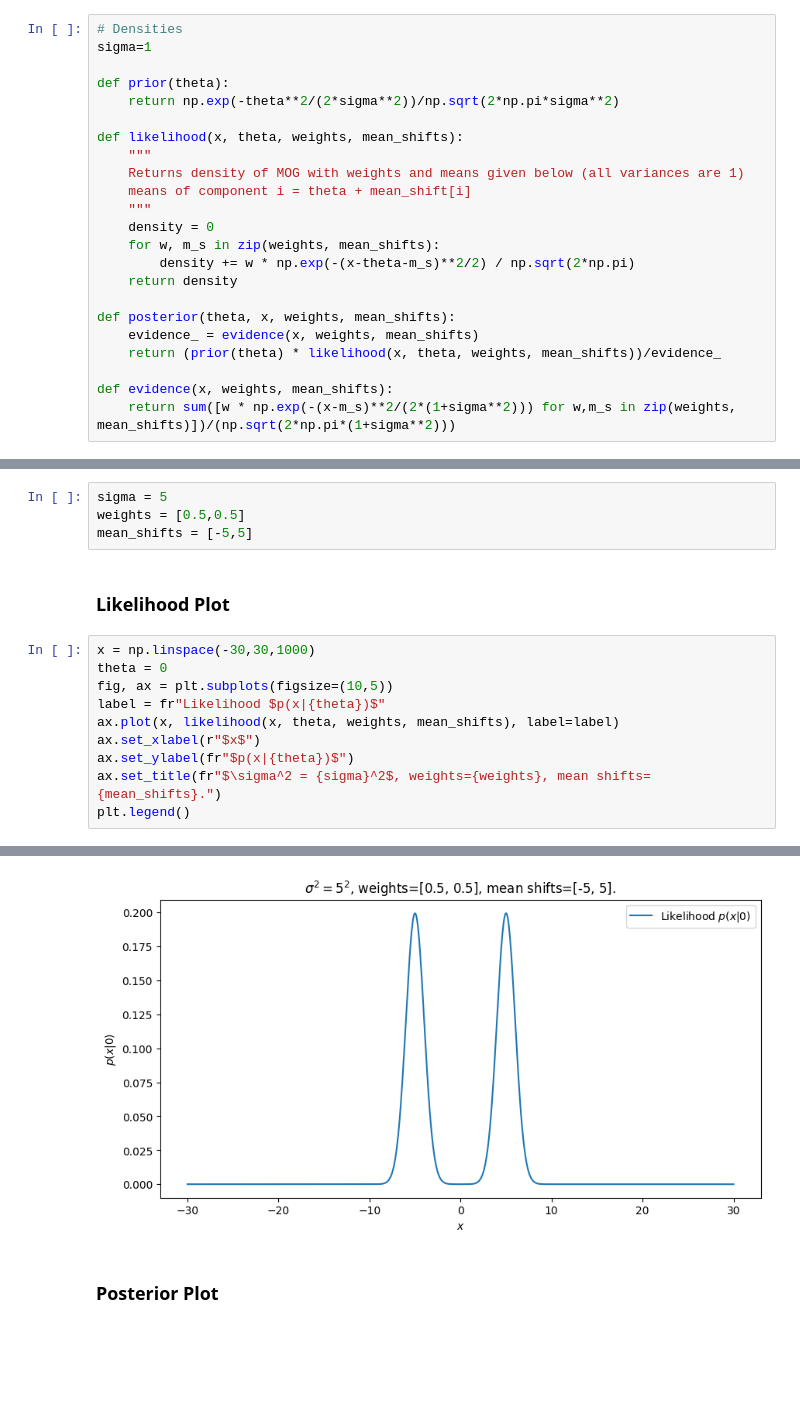
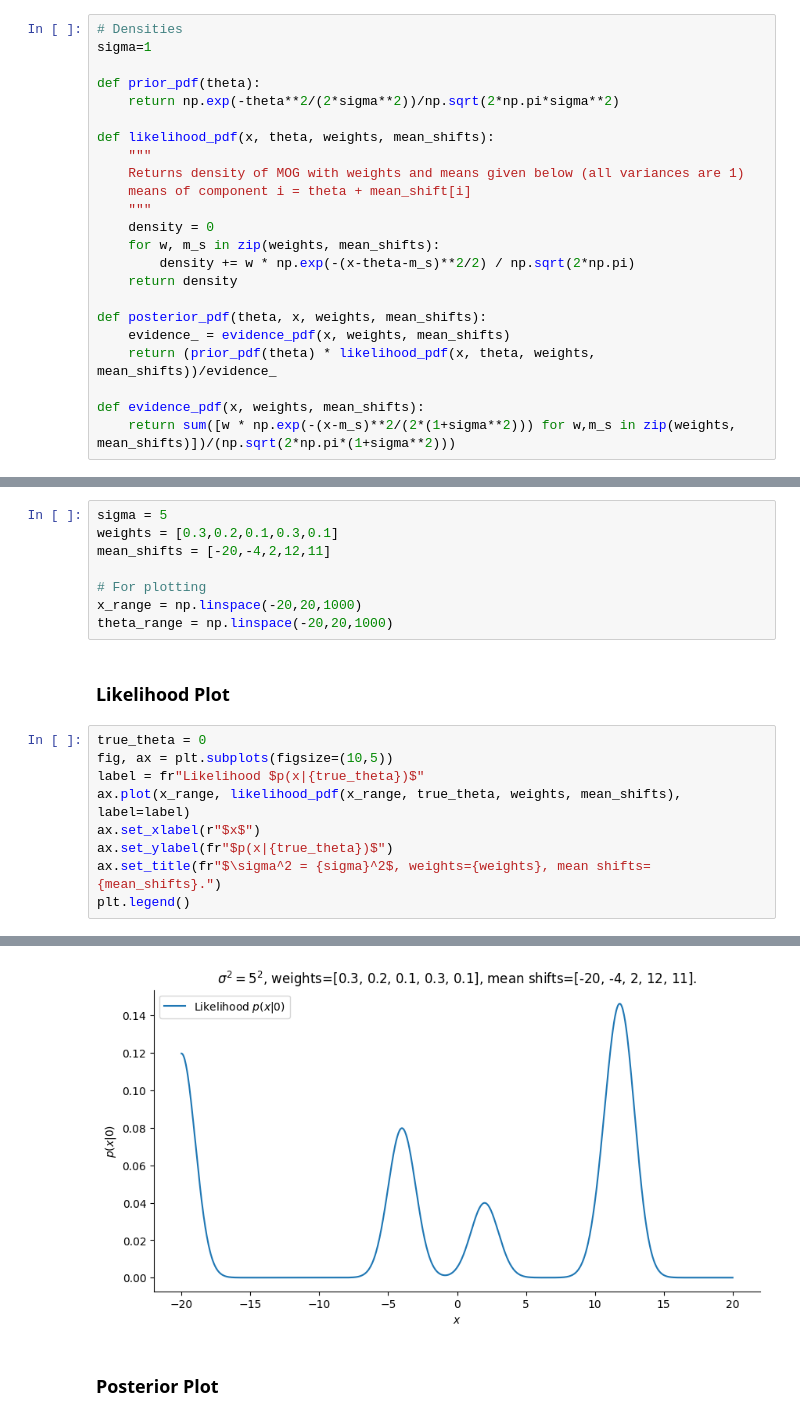
Before and after one commit to kaisamaroo/SBC-SBI, a Jupyter notebook: 1D_MOG_ABC.ipynb, the cells around one changed output, grey strips where cells are left out. Drawn from its saved outputs; the diff is of its cells as text; blank space fills up the shorter version.

```diff
--- a/1D_MOG_ABC.ipynb
+++ b/1D_MOG_ABC.ipynb
@@ -24,10 +33,10 @@ e^{-\frac{1+\sigma^2}{2\sigma^2}\left(\theta-\frac{\sigma^2(x-a_i)}{1+\sigma^2}\
 # Densities
 sigma=1
 
-def prior(theta):
+def prior_pdf(theta):
     return np.exp(-theta**2/(2*sigma**2))/np.sqrt(2*np.pi*sigma**2)
 
-def likelihood(x, theta, weights, mean_shifts):
+def likelihood_pdf(x, theta, weights, mean_shifts):
     """
     Returns density of MOG with weights and means given below (all variances are 1)
     means of component i = theta + mean_shift[i]
@@ -37,33 +46,36 @@ def likelihood(x, theta, weights, mean_shifts):
         density += w * np.exp(-(x-theta-m_s)**2/2) / np.sqrt(2*np.pi)
     return density
 
-def posterior(theta, x, weights, mean_shifts):
-    evidence_ = evidence(x, weights, mean_shifts)
-    return (prior(theta) * likelihood(x, theta, weights, mean_shifts))/evidence_
+def posterior_pdf(theta, x, weights, mean_shifts):
+    evidence_ = evidence_pdf(x, weights, mean_shifts)
+    return (prior_pdf(theta) * likelihood_pdf(x, theta, weights, mean_shifts))/evidence_
 
-def evidence(x, weights, mean_shifts):
+def evidence_pdf(x, weights, mean_shifts):
     return sum([w * np.exp(-(x-m_s)**2/(2*(1+sigma**2))) for w,m_s in zip(weights, mean_shifts)])/(np.sqrt(2*np.pi*(1+sigma**2)))
 # %% [markdown]
 ### Define weights, mean shifts and prior variance:
 # %%
 sigma = 5
-weights = [0.5,0.5]
-mean_shifts = [-5,5]
+weights = [0.3,0.2,0.1,0.3,0.1]
+mean_shifts = [-20,-4,2,12,11]
+
+# For plotting
+x_range = np.linspace(-20,20,1000)
+theta_range = np.linspace(-20,20,1000)
 # %% [markdown]
 ### Likelihood Plot
 # %%
-x = np.linspace(-30,30,1000)
-theta = 0
+true_theta = 0
 fig, ax = plt.subplots(figsize=(10,5))
-label = fr"Likelihood $p(x|{theta})$"
-ax.plot(x, likelihood(x, theta, weights, mean_shifts), label=label)
+label = fr"Likelihood $p(x|{true_theta})$"
+ax.plot(x_range, likelihood_pdf(x_range, true_theta, weights, mean_shifts), label=label)
 ax.set_xlabel(r"$x$")
-ax.set_ylabel(fr"$p(x|{theta})$")
+ax.set_ylabel(fr"$p(x|{true_theta})$")
 ax.set_title(fr"$\sigma^2 = {sigma}^2$, weights={weights}, mean shifts={mean_shifts}.")
 plt.legend()
 # %% [output]
 <matplotlib.legend.Legend at 0x...>
-[figure, old version]
+[figure, new version]
 # %% [markdown]
 ### Posterior Plot
 # %%
```
Also changed, not shown: parts of 8 cells of this notebook.
